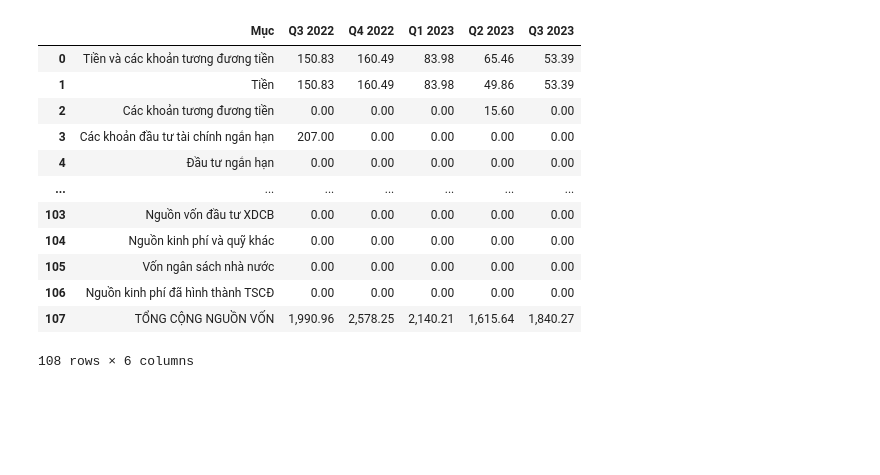
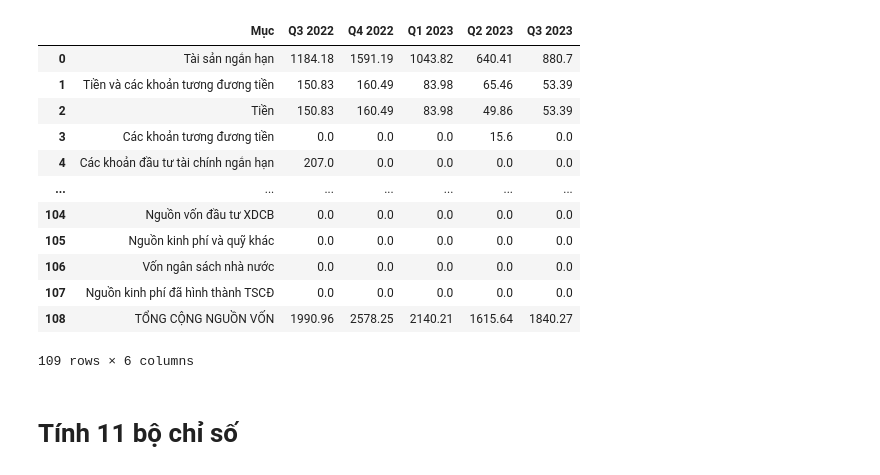
Before and after one commit to iampkn/fis, a Jupyter notebook: BE/test.ipynb, the cells around one changed output. Saved outputs shown, nothing was run; the diff lists cells and outputs as text; code cells hidden in the pictures; blank space fills up the shorter version.

```diff
--- a/BE/test.ipynb
+++ b/BE/test.ipynb
@@ -35,27 +40,30 @@ df1
 # %%
-df2 = pd.read_excel(f"{data_path}/HAX.xlsx", sheet_name="cdkt")
+df2 = pd.read_excel(f"{data_path}/{_STOCK}.xlsx", sheet_name="cdkt", header=None)
 df2.dropna(axis=1, how="all", inplace=True)
 new_column_names = [
     "Mục",
     "Q3 2022",
     "Q4 2022",
     "Q1 2023",
     "Q2 2023",
     "Q3 2023",
 ]
 df2.columns = new_column_names
+df2.iloc[:, 1:] = df2.iloc[:, 1:].replace({',': ''}, regex=True).astype(float)
 df2
 # %% [output]
 |  | Mục | Q3 2022 | Q4 2022 | Q1 2023 | Q2 2023 | Q3 2023 |
-| 0 | Tiền và các khoản tương đương tiền | 150.83 | 160.49 | 83.98 | 65.46 | 53.39 |
-| 1 | Tiền | 150.83 | 160.49 | 83.98 | 49.86 | 53.39 |
-| 2 | Các khoản tương đương tiền | 0.00 | 0.00 | 0.00 | 15.60 | 0.00 |
-| 3 | Các khoản đầu tư tài chính ngắn hạn | 207.00 | 0.00 | 0.00 | 0.00 | 0.00 |
-| 4 | Đầu tư ngắn hạn | 0.00 | 0.00 | 0.00 | 0.00 | 0.00 |
+| 0 | Tài sản ngắn hạn | 1184.18 | 1591.19 | 1043.82 | 640.41 | 880.7 |
+| 1 | Tiền và các khoản tương đương tiền | 150.83 | 160.49 | 83.98 | 65.46 | 53.39 |
+| 2 | Tiền | 150.83 | 160.49 | 83.98 | 49.86 | 53.39 |
+| 3 | Các khoản tương đương tiền | 0.0 | 0.0 | 0.0 | 15.6 | 0.0 |
+| 4 | Các khoản đầu tư tài chính ngắn hạn | 207.0 | 0.0 | 0.0 | 0.0 | 0.0 |
 | ... | ... | ... | ... | ... | ... | ... |
-| 103 | Nguồn vốn đầu tư XDCB | 0.00 | 0.00 | 0.00 | 0.00 | 0.00 |
-| 104 | Nguồn kinh phí và quỹ khác | 0.00 | 0.00 | 0.00 | 0.00 | 0.00 |
-| 105 | Vốn ngân sách nhà nước | 0.00 | 0.00 | 0.00 | 0.00 | 0.00 |
-| 106 | Nguồn kinh phí đã hình thành TSCĐ | 0.00 | 0.00 | 0.00 | 0.00 | 0.00 |
-| 107 | TỔNG CỘNG NGUỒN VỐN | 1,990.96 | 2,578.25 | 2,140.21 | 1,615.64 | 1,840.27 |
+| 104 | Nguồn vốn đầu tư XDCB | 0.0 | 0.0 | 0.0 | 0.0 | 0.0 |
+| 105 | Nguồn kinh phí và quỹ khác | 0.0 | 0.0 | 0.0 | 0.0 | 0.0 |
+| 106 | Vốn ngân sách nhà nước | 0.0 | 0.0 | 0.0 | 0.0 | 0.0 |
+| 107 | Nguồn kinh phí đã hình thành TSCĐ | 0.0 | 0.0 | 0.0 | 0.0 | 0.0 |
+| 108 | TỔNG CỘNG NGUỒN VỐN | 1990.96 | 2578.25 | 2140.21 | 1615.64 | 1840.27 |
-108 rows × 6 columns
+109 rows × 6 columns
+# %% [markdown]
+# Tính 11 bộ chỉ số
```
Also changed, not shown: parts of 11 cells of this notebook, 4 other files.
